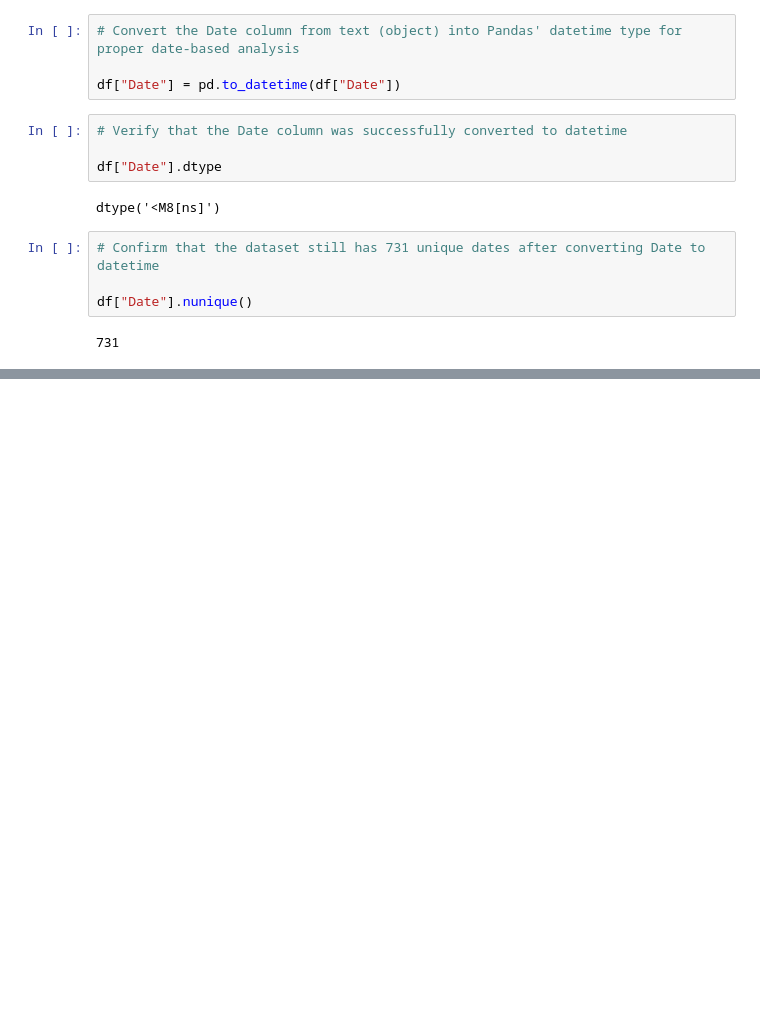
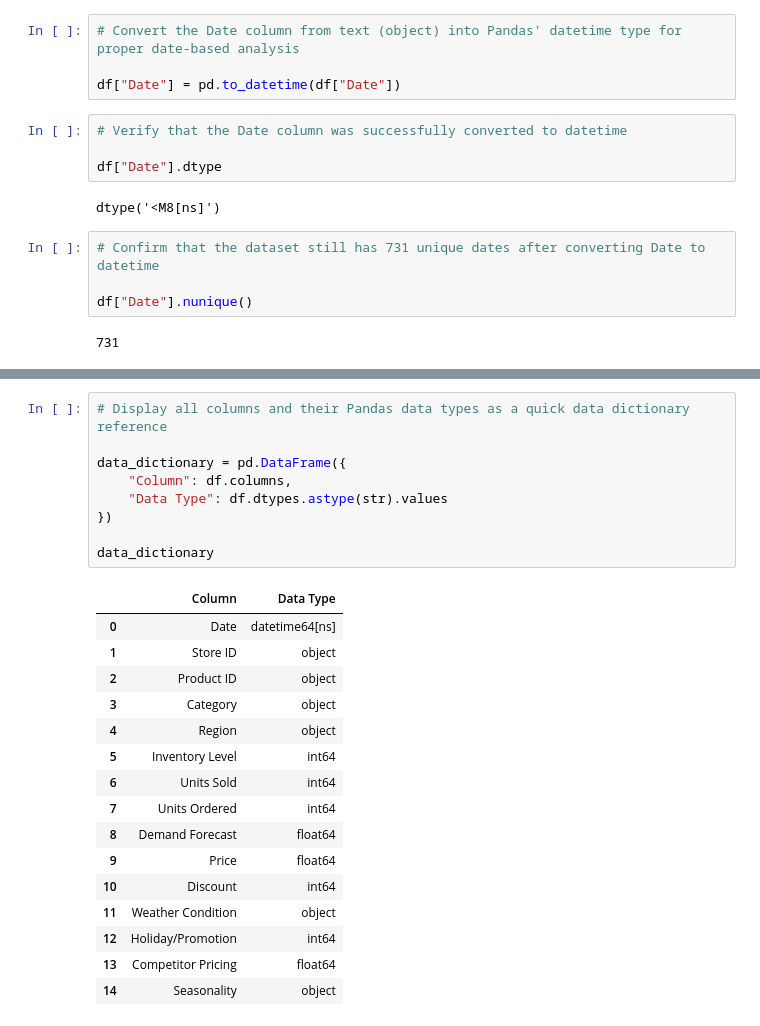
Before and after one commit to Sid1813/ShelfSleuth, a Jupyter notebook: notebooks/01_data_reconnaissance.ipynb, the cells around one changed output, grey strips where cells are left out. Cells and saved outputs as stored; diff of their text form; blank space fills up the shorter version.

```diff
--- a/notebooks/01_data_reconnaissance.ipynb
+++ b/notebooks/01_data_reconnaissance.ipynb
@@ -202,0 +214,26 @@ df["Date"].nunique()
+# %%
+# Display all columns and their Pandas data types as a quick data dictionary reference
+
+data_dictionary = pd.DataFrame({
+    "Column": df.columns,
+    "Data Type": df.dtypes.astype(str).values
+})
+
+data_dictionary
+# %% [output]
+|  | Column | Data Type |
+| 0 | Date | datetime64[ns] |
+| 1 | Store ID | object |
+| 2 | Product ID | object |
+| 3 | Category | object |
+| 4 | Region | object |
+| 5 | Inventory Level | int64 |
+| 6 | Units Sold | int64 |
+| 7 | Units Ordered | int64 |
+| 8 | Demand Forecast | float64 |
+| 9 | Price | float64 |
+| 10 | Discount | int64 |
+| 11 | Weather Condition | object |
+| 12 | Holiday/Promotion | int64 |
+| 13 | Competitor Pricing | float64 |
+| 14 | Seasonality | object |
```
Also changed, not shown: parts of 36 cells of this notebook.
